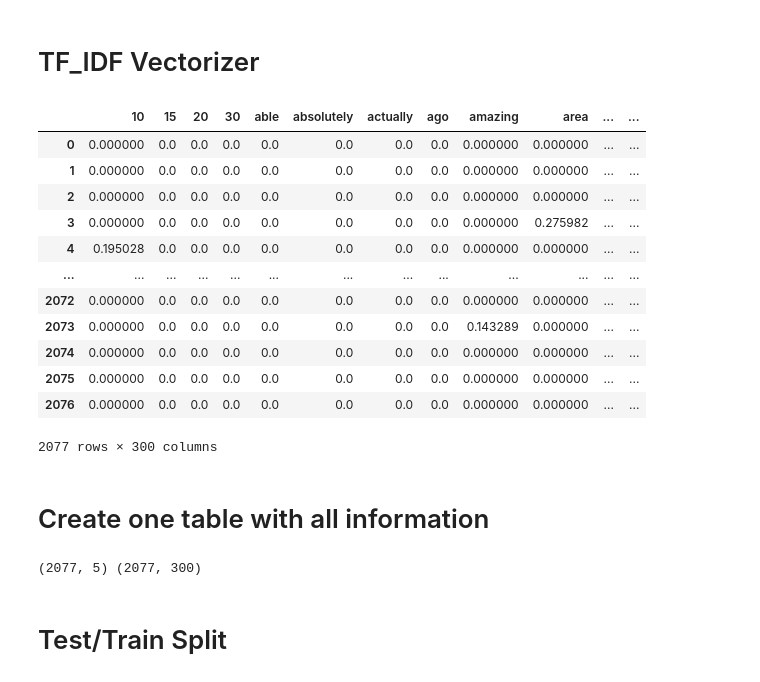
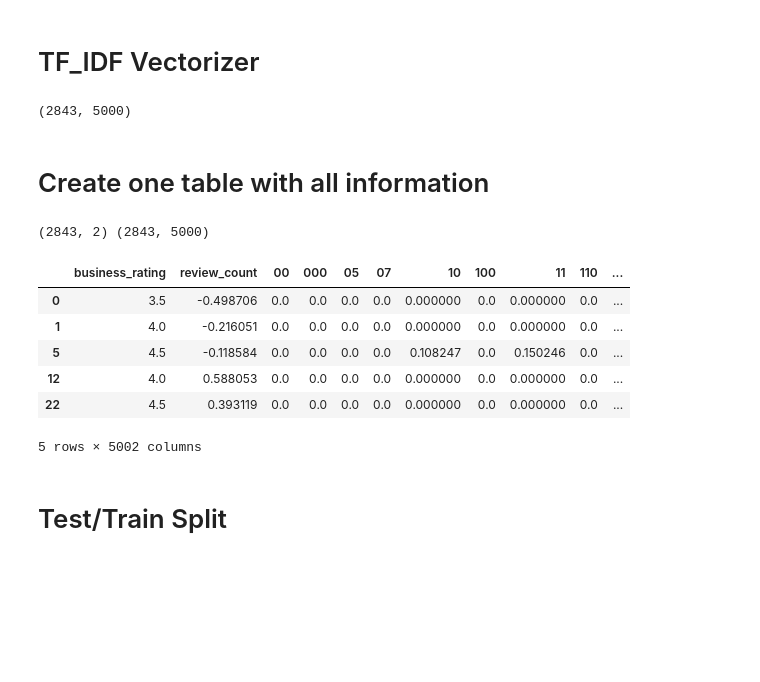
Before and after one commit to chkathi/intelligent-systems, a Jupyter notebook: P1/Regression.ipynb, the cells around one changed output. Cells and saved outputs as stored; diff of their text form; code cells hidden in the pictures; blank space fills up the shorter version.

```diff
--- a/P1/Regression.ipynb
+++ b/P1/Regression.ipynb
@@ -171,9 +177,9 @@ df_business_reviews.head()
 from sklearn.feature_extraction.text import TfidfVectorizer
 
 # Initialize the TF-IDF vectorizer
-vectorizer = TfidfVectorizer(stop_words='english',max_features=300,min_df=1)
+vectorizer = TfidfVectorizer(stop_words='english',max_features=5000,min_df=1)
 # Fit and transform the aggregated reviews into a TF-IDF matrix
-tfidf_wm = vectorizer.fit_transform(df_business_reviews['text'])
+tfidf_wm = vectorizer.fit_transform(text['text'])
 
 # Retrieve the feature names (i.e., the vocabulary)
 tfidf_tokens = vectorizer.get_feature_names_out()
@@ -181,28 +187,25 @@ tfidf_tokens = vectorizer.get_feature_names_out()
 # Create a DataFrame from the TF-IDF matrix for easier viewing
 df_tfidfvect = pd.DataFrame(data=tfidf_wm.toarray(), columns=tfidf_tokens)
 
-df_tfidfvect
+df_tfidfvect.shape
 # %% [output]
-|  | 10 | 15 | 20 | 30 | able | absolutely | actually | ago | amazing | area | ... | ... |
-| 0 | 0.000000 | 0.0 | 0.0 | 0.0 | 0.0 | 0.0 | 0.0 | 0.0 | 0.000000 | 0.000000 | ... | ... |
-| 1 | 0.000000 | 0.0 | 0.0 | 0.0 | 0.0 | 0.0 | 0.0 | 0.0 | 0.000000 | 0.000000 | ... | ... |
-| 2 | 0.000000 | 0.0 | 0.0 | 0.0 | 0.0 | 0.0 | 0.0 | 0.0 | 0.000000 | 0.000000 | ... | ... |
-| 3 | 0.000000 | 0.0 | 0.0 | 0.0 | 0.0 | 0.0 | 0.0 | 0.0 | 0.000000 | 0.275982 | ... | ... |
-| 4 | 0.195028 | 0.0 | 0.0 | 0.0 | 0.0 | 0.0 | 0.0 | 0.0 | 0.000000 | 0.000000 | ... | ... |
-| ... | ... | ... | ... | ... | ... | ... | ... | ... | ... | ... | ... | ... |
-| 2072 | 0.000000 | 0.0 | 0.0 | 0.0 | 0.0 | 0.0 | 0.0 | 0.0 | 0.000000 | 0.000000 | ... | ... |
-| 2073 | 0.000000 | 0.0 | 0.0 | 0.0 | 0.0 | 0.0 | 0.0 | 0.0 | 0.143289 | 0.000000 | ... | ... |
-| 2074 | 0.000000 | 0.0 | 0.0 | 0.0 | 0.0 | 0.0 | 0.0 | 0.0 | 0.000000 | 0.000000 | ... | ... |
-| 2075 | 0.000000 | 0.0 | 0.0 | 0.0 | 0.0 | 0.0 | 0.0 | 0.0 | 0.000000 | 0.000000 | ... | ... |
-| 2076 | 0.000000 | 0.0 | 0.0 | 0.0 | 0.0 | 0.0 | 0.0 | 0.0 | 0.000000 | 0.000000 | ... | ... |
-2077 rows × 300 columns
+(2843, 5000)
 # %% [markdown]
 # Create one table with all information
 # %%
 # business_id, rating concatonated onto the df_idfvect
 print(df_business_reviews.shape, df_tfidfvect.shape)
-df_business = pd.concat([df_business_reviews[['business_id', 'business_rating', 'location', 'review_count']], df_tfidfvect], axis=1)
+df_business = pd.concat([df_business_reviews, df_tfidfvect], axis=1)
+
+df_business.head()
 # %% [output]
-(2077, 5) (2077, 300)
+(2843, 2) (2843, 5000)
+|  | business_rating | review_count | 00 | 000 | 05 | 07 | 10 | 100 | 11 | 110 | ... |
+| 0 | 3.5 | -0.498706 | 0.0 | 0.0 | 0.0 | 0.0 | 0.000000 | 0.0 | 0.000000 | 0.0 | ... |
+| 1 | 4.0 | -0.216051 | 0.0 | 0.0 | 0.0 | 0.0 | 0.000000 | 0.0 | 0.000000 | 0.0 | ... |
+| 5 | 4.5 | -0.118584 | 0.0 | 0.0 | 0.0 | 0.0 | 0.108247 | 0.0 | 0.150246 | 0.0 | ... |
+| 12 | 4.0 | 0.588053 | 0.0 | 0.0 | 0.0 | 0.0 | 0.000000 | 0.0 | 0.000000 | 0.0 | ... |
+| 22 | 4.5 | 0.393119 | 0.0 | 0.0 | 0.0 | 0.0 | 0.000000 | 0.0 | 0.000000 | 0.0 | ... |
+5 rows × 5002 columns
 # %% [markdown]
 # Test/Train Split
```
Also changed, not shown: parts of 7 cells of this notebook, 2 other files.
